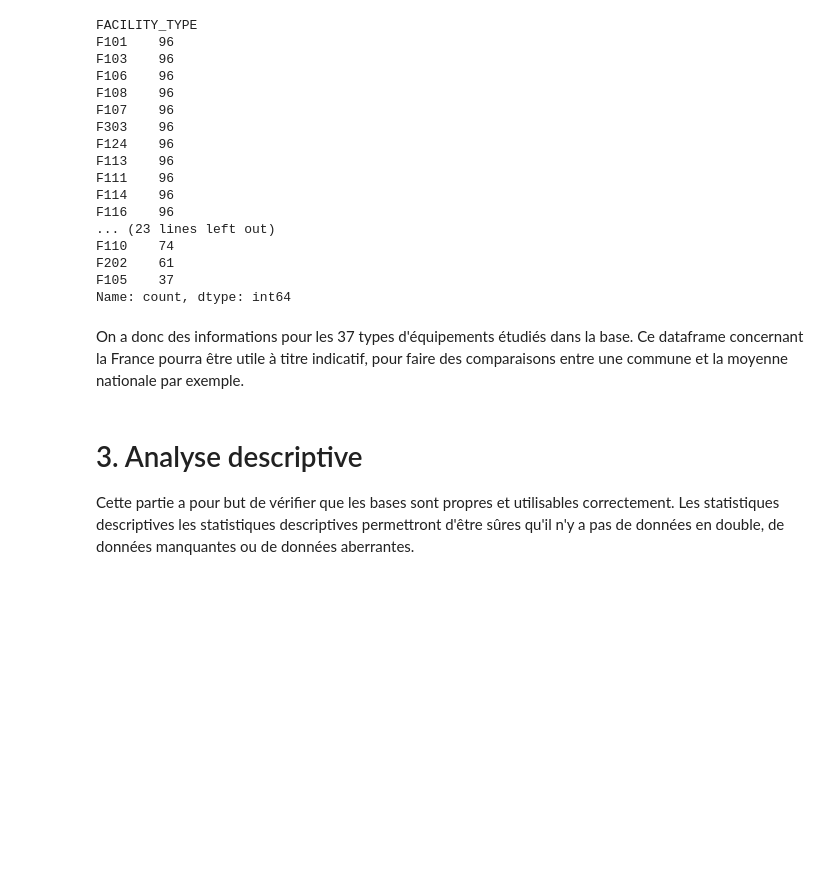
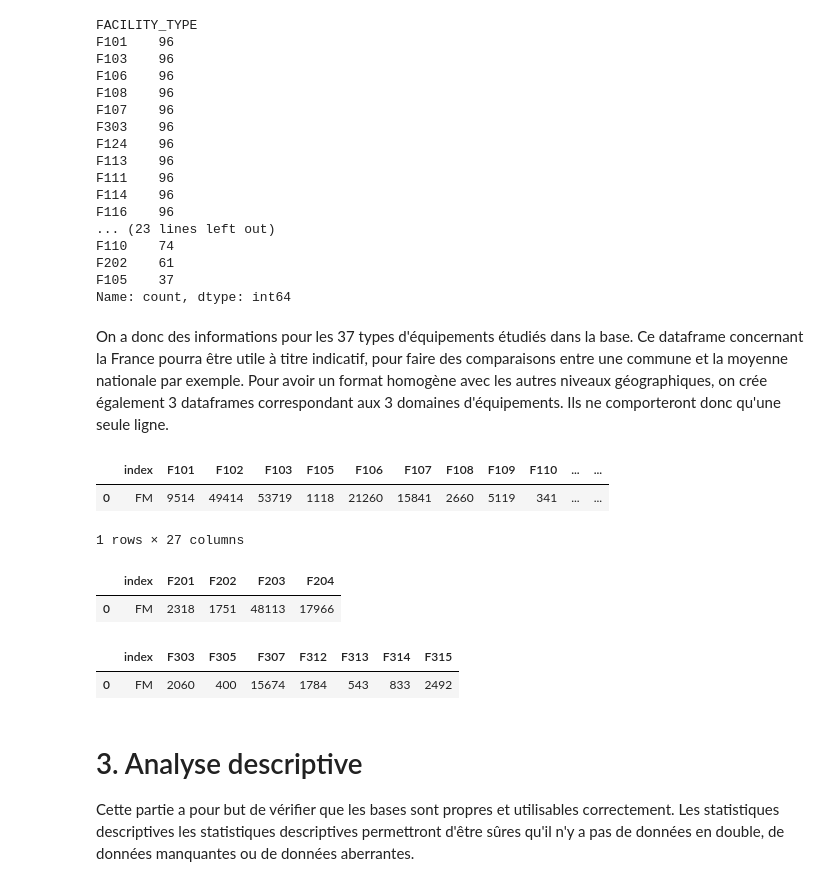
Before and after one commit to heloise1414/Projet-Python-S3, a Jupyter notebook: code/main-clemence v3.ipynb, the cells around one changed output. Drawn from its saved outputs; the diff is of its cells as text; code cells hidden in the pictures; blank space fills up the shorter version.

```diff
--- a/code/main-clemence v3.ipynb
+++ b/code/main-clemence v3.ipynb
@@ -1759,7 +1832,68 @@ F202    61
 F105    37
 Name: count, dtype: int64
 # %% [markdown]
-On a donc des informations pour les 37 types d'équipements étudiés dans la base. Ce dataframe concernant la France pourra être utile à titre indicatif, pour faire des comparaisons entre une commune et la moyenne nationale par exemple.
+On a donc des informations pour les 37 types d'équipements étudiés dans la base. Ce dataframe concernant la France pourra être utile à titre indicatif, pour faire des comparaisons entre une commune et la moyenne nationale par exemple. Pour avoir un format homogène avec les autres niveaux géographiques, on crée également 3 dataframes correspondant aux 3 domaines d'équipements. Ils ne comporteront donc qu'une seule ligne.
+# %%
+df_france_sport = (
+    df_infrastructures_france_agg
+    .loc[df_infrastructures_france_agg["FACILITY_SDOM"] == 'F1']
+    .pivot_table(
+        columns = 'FACILITY_TYPE',
+        values = 'OBS_VALUE',
+        aggfunc = 'sum',
+        fill_value = 0
+    )
+    .reset_index()
+)
+
+df_france_sport.columns.name = None
+df_france_sport["index"] = df_france_sport["index"].replace("OBS_VALUE", "FM")
+
+df_france_sport
+# %% [output]
+|  | index | F101 | F102 | F103 | F105 | F106 | F107 | F108 | F109 | F110 | ... | ... |
+| 0 | FM | 9514 | 49414 | 53719 | 1118 | 21260 | 15841 | 2660 | 5119 | 341 | ... | ... |
+1 rows × 27 columns
+# %%
+df_france_loisirs = (
+    df_infrastructures_france_agg
+    .loc[df_infrastructures_france_agg["FACILITY_SDOM"] == 'F2']
+    .pivot_table(
+        columns = 'FACILITY_TYPE',
+        values = 'OBS_VALUE',
+        aggfunc = 'sum',
+        fill_value = 0
+    )
+    .reset_index()
+)
+
+df_france_loisirs.columns.name = None
+df_france_loisirs["index"] = df_france_loisirs["index"].replace("OBS_VALUE", "FM")
+
+df_france_loisirs
+# %% [output]
+|  | index | F201 | F202 | F203 | F204 |
+| 0 | FM | 2318 | 1751 | 48113 | 17966 |
+# %%
+df_france_culture = (
+    df_infrastructures_france_agg
+    .loc[df_infrastructures_france_agg["FACILITY_SDOM"] == 'F3']
+    .pivot_table(
+        columns = 'FACILITY_TYPE',
+        values = 'OBS_VALUE',
+        aggfunc = 'sum',
+        fill_value = 0
+    )
+    .reset_index()
+)
+
+df_france_culture.columns.name = None
+df_france_culture["index"] = df_france_culture["index"].replace("OBS_VALUE", "FM")
+
+df_france_culture
+# %% [output]
+|  | index | F303 | F305 | F307 | F312 | F313 | F314 | F315 |
+| 0 | FM | 2060 | 400 | 15674 | 1784 | 543 | 833 | 2492 |
 # %% [markdown]
 # 3. Analyse descriptive
 
```
Also changed, not shown: parts of 8 cells of this notebook.
